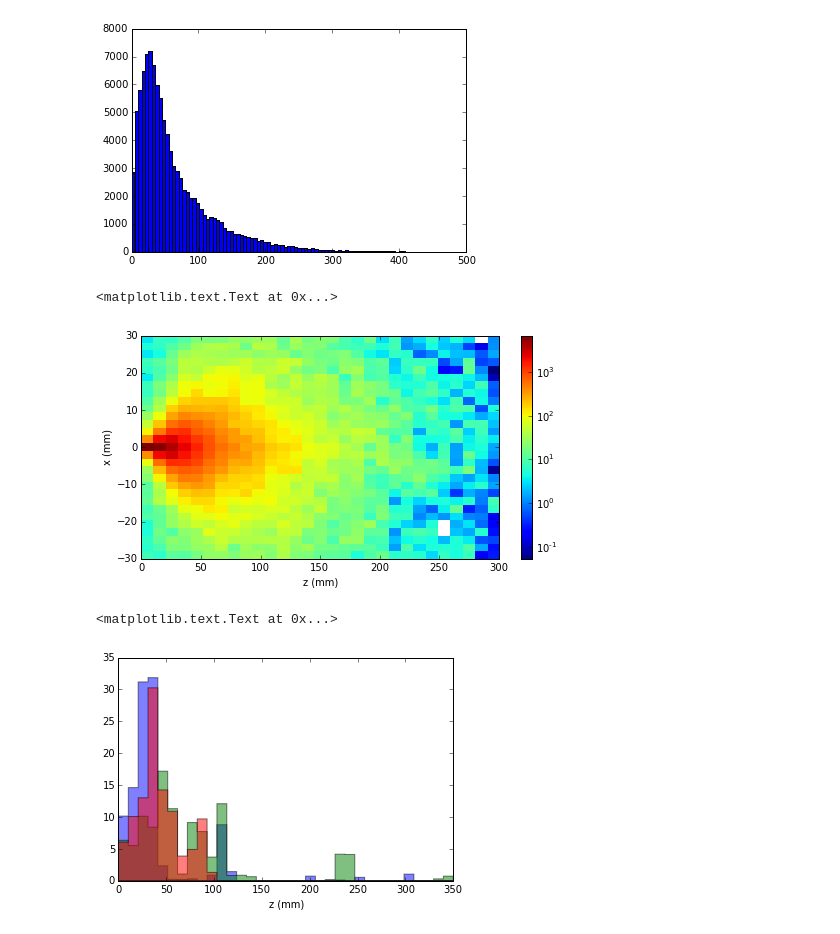
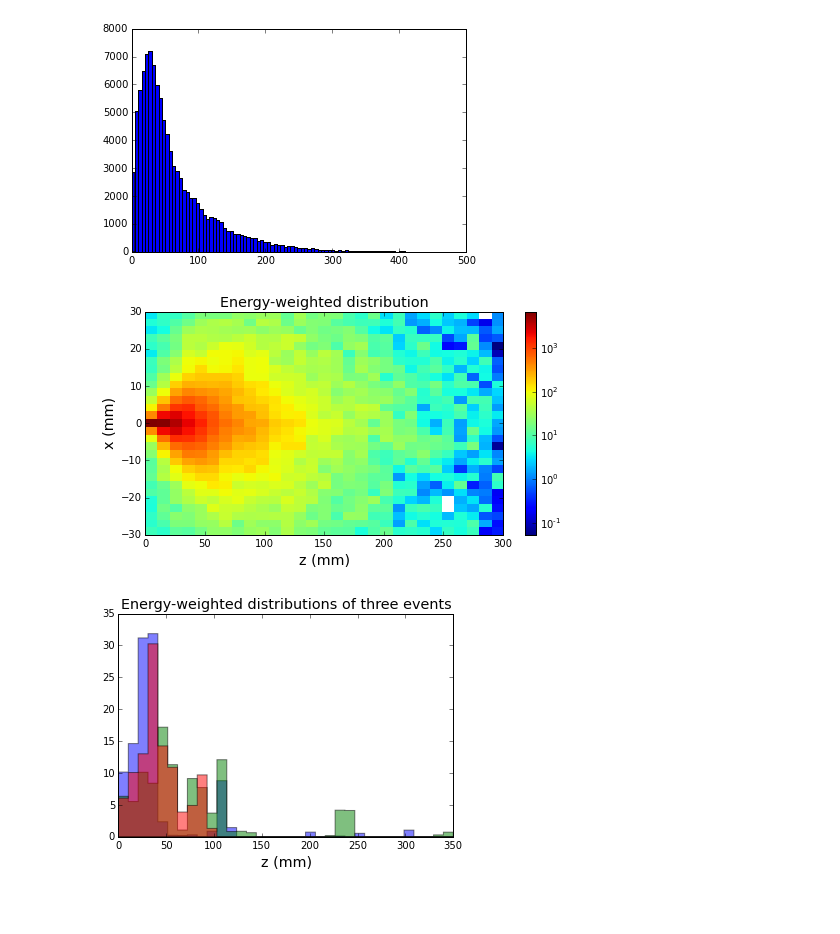
Before and after one commit to gitcheng/rayTraceNotebook, a Jupyter notebook: shower_shape.ipynb, the cells around one changed output. Cells and saved outputs as stored; diff of their text form; code cells hidden in the pictures; blank space fills up the shorter version.

```diff
--- a/shower_shape.ipynb
+++ b/shower_shape.ipynb
@@ -18,17 +18,18 @@ plt.hist(getflat(shower_baf2.hitZ), bins= bins, weights= getflat(shower_baf2.hit
 # %%
 fig = plt.figure(figsize=(8,4))
 x = getflat(shower_baf2.hitX)
 y = getflat(shower_baf2.hitY)
 rho = np.sqrt(x*x + y*y)
 z = getflat(shower_baf2.hitZ)
 bins = [np.linspace(0, 300, 30), np.linspace(-30, 30, 30)]
 plt.hist2d(z, x, bins = bins, weights = getflat(shower_baf2.hitEdep), norm = LogNorm());
 plt.colorbar()
-plt.xlabel('z (mm)')
-plt.ylabel('x (mm)')
+plt.xlabel('z (mm)', fontsize='x-large')
+plt.ylabel('x (mm)', fontsize='x-large')
+plt.title('Energy-weighted distribution', fontsize='x-large')
+plt.savefig('../plots/shower/G4shower_baf2_2D.pdf')
 # %% [output]
-<matplotlib.text.Text at 0x...>
-[figure, old version]
+[figure, new version]
 # %%
 bins = np.linspace(0, 350, 35)
 j= 10
@@ -37,7 +38,8 @@ j= 20
 plt.hist(shower_baf2.hitZ[j], bins=bins, weights = shower_baf2.hitEdep[j], histtype='stepfilled', alpha= 0.5);
 j= 30
 plt.hist(shower_baf2.hitZ[j], bins=bins, weights = shower_baf2.hitEdep[j], histtype='stepfilled', alpha= 0.5);
-plt.xlabel('z (mm)')
+plt.xlabel('z (mm)', fontsize='x-large')
+plt.title('Energy-weighted distributions of three events', fontsize='x-large')
+plt.savefig('../plots/shower/G4shower_baf2_1D_3events.pdf')
 # %% [output]
-<matplotlib.text.Text at 0x...>
-[figure, old version]
+[figure, new version]
```
Also changed, not shown: parts of 1 cell of this notebook, 5 other files.
